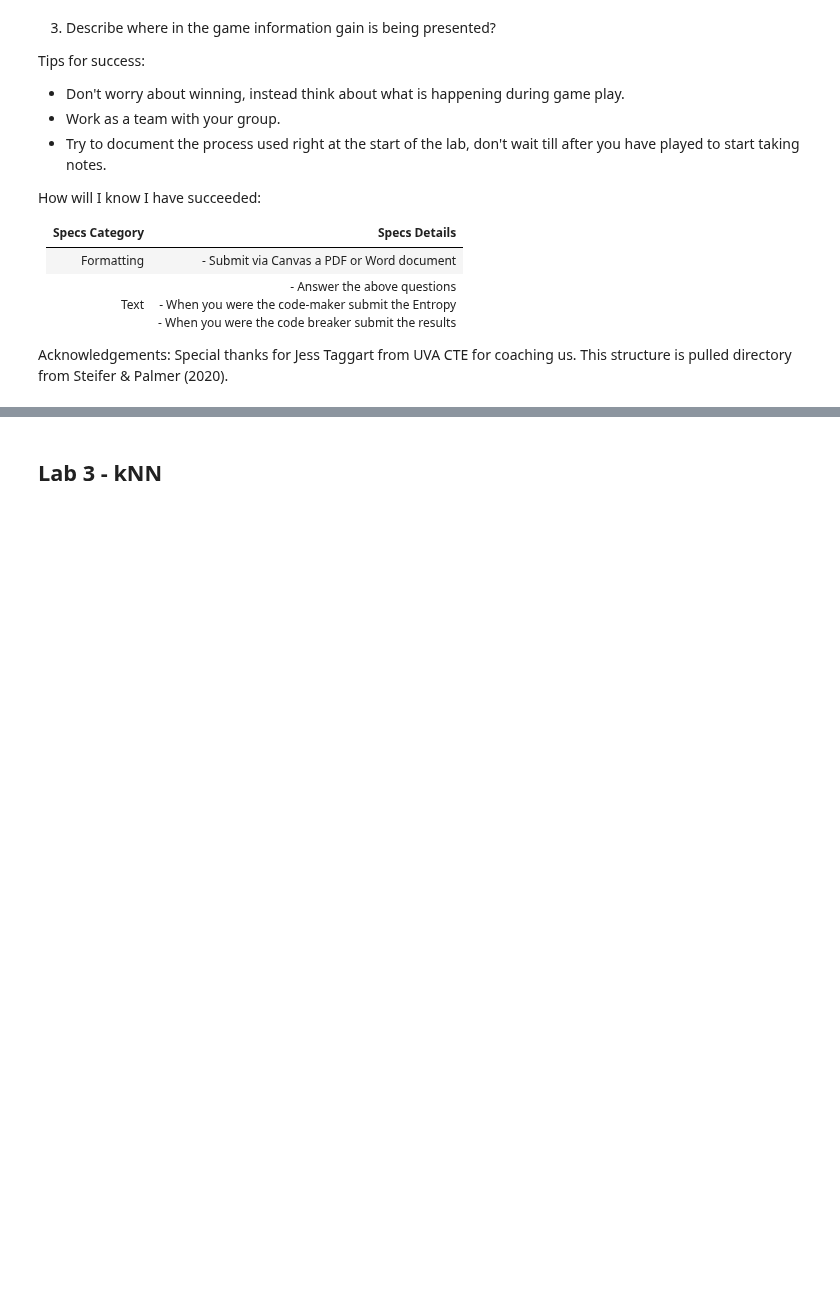
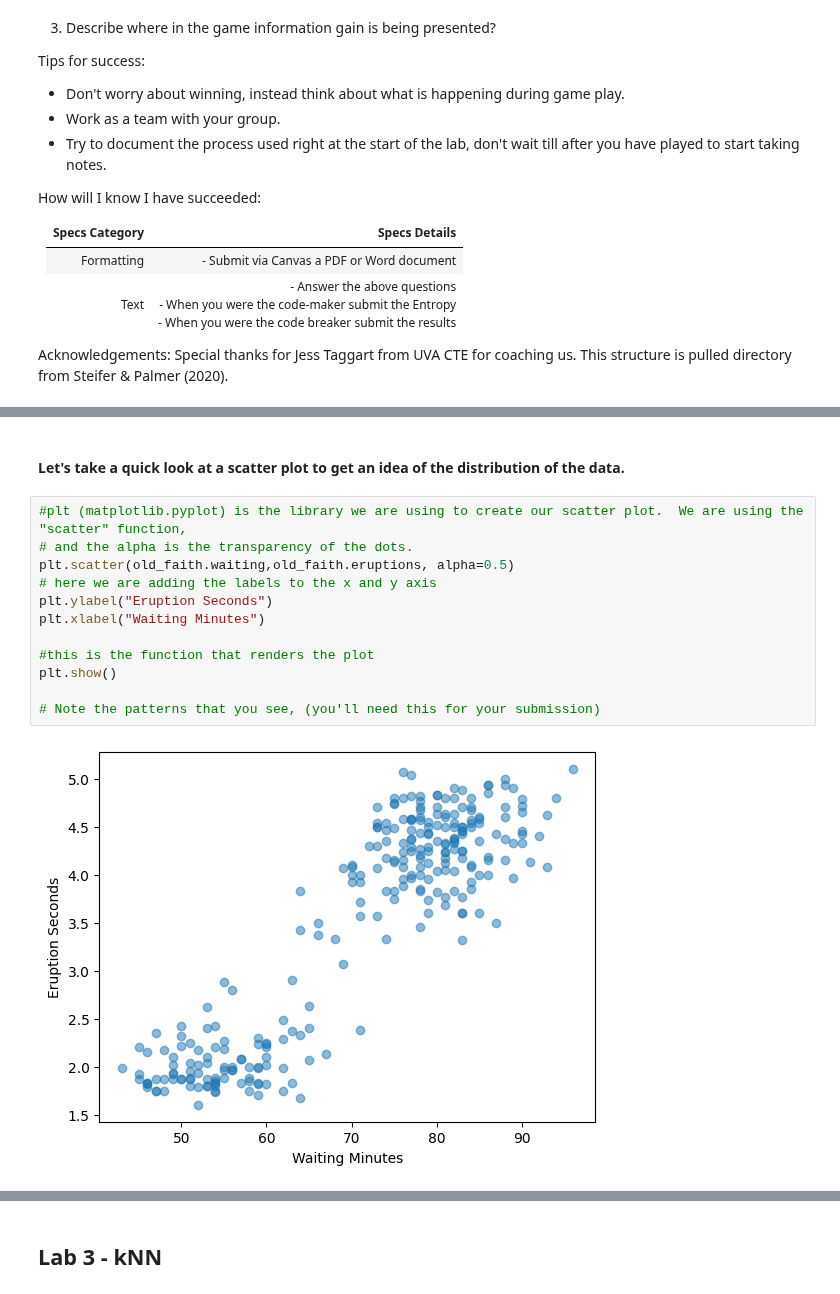
Before and after one commit to NovaVolunteer/definingdatascience, a Jupyter notebook: _build/jupyter_execute/Analytics/Analytics_Labs.ipynb, the cells around one changed output, grey strips where cells are left out. Saved outputs shown, nothing was run; the diff lists cells and outputs as text; blank space fills up the shorter version.

```diff
--- a/_build/jupyter_execute/Analytics/Analytics_Labs.ipynb
+++ b/_build/jupyter_execute/Analytics/Analytics_Labs.ipynb
@@ -183,0 +77,16 @@ plt.show()
+# %% [markdown]
+#### Let's take a quick look at a scatter plot to get an idea of the distribution of the data.
+# %%
+#plt (matplotlib.pyplot) is the library we are using to create our scatter plot.  We are using the "scatter" function,
+# and the alpha is the transparency of the dots.
+plt.scatter(old_faith.waiting,old_faith.eruptions, alpha=0.5)
+# here we are adding the labels to the x and y axis
+plt.ylabel("Eruption Seconds")
+plt.xlabel("Waiting Minutes")
+
+#this is the function that renders the plot
+plt.show()
+
+# Note the patterns that you see, (you'll need this for your submission)
+# %% [output]
+[figure, added]
```
Also changed, not shown: parts of 30 cells of this notebook, 16 other files.
